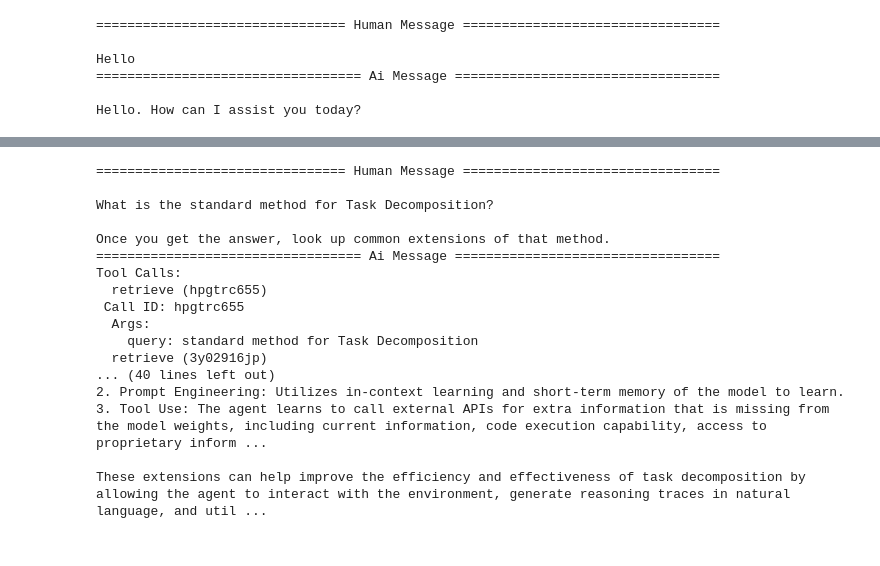
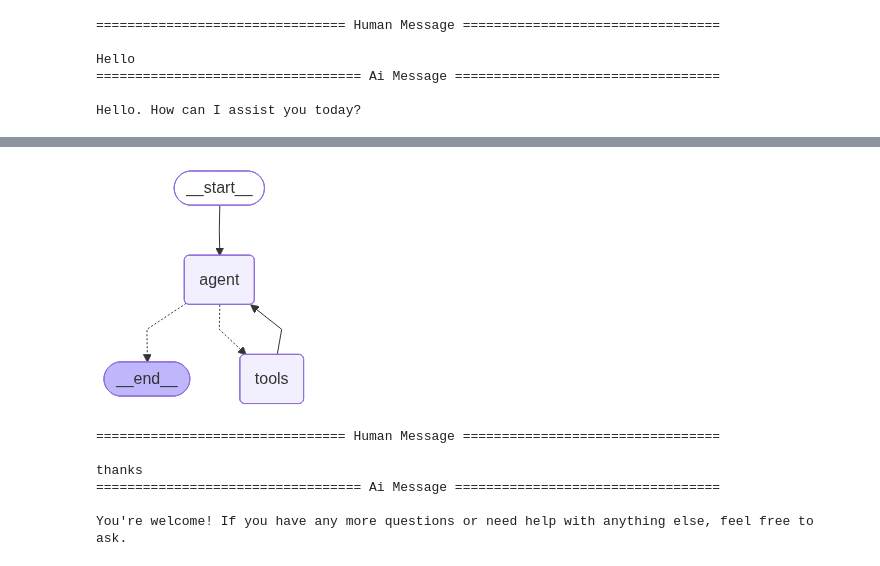
Before and after one commit to mouna0403/Tuto-llm, a Jupyter notebook: Build_a_Retrieval_Augmented_Generation_(RAG2).ipynb, the cells around one changed output, grey strips where cells are left out. Cells and saved outputs as stored; diff of their text form; code cells hidden in the pictures.

```diff
--- a/Build_a_Retrieval_Augmented_Generation_(RAG2).ipynb
+++ b/Build_a_Retrieval_Augmented_Generation_(RAG2).ipynb
@@ -310,12 +362,15 @@ custom_rag_prompt = PromptTemplate.from_template(template) #Aulieu du prompt fro
 from langgraph.prebuilt import create_react_agent
 
 agent_executor = create_react_agent(llm, [retrieve], checkpointer=memory)
+# %%
+display(Image(agent_executor.get_graph().draw_mermaid_png()))
+# %% [output]
+[figure, added]
 # %%
 config = {"configurable": {"thread_id": "def234"}}
 
 input_message = (
-    "What is the standard method for Task Decomposition?\n\n"
-    "Once you get the answer, look up common extensions of that method."
+    "thanks"
 )
 
 for event in agent_executor.stream(
@@ -327,18 +382,7 @@ for event in agent_executor.stream(
 # %% [output]
 ================================ Human Message =================================
 
-What is the standard method for Task Decomposition?
+thanks
+================================== Ai Message ==================================
 
-Once you get the answer, look up common extensions of that method.
-================================== Ai Message ==================================
-Tool Calls:
-  retrieve (hpgtrc655)
- Call ID: hpgtrc655
-  Args:
-    query: standard method for Task Decomposition
-  retrieve (3y02916jp)
-... (40 lines left out)
-2. Prompt Engineering: Utilizes in-context learning and short-term memory of the model to learn.
-3. Tool Use: The agent learns to call external APIs for extra information that is missing from the model weights, including current information, code execution capability, access to proprietary inform ...
-
-These extensions can help improve the efficiency and effectiveness of task decomposition by allowing the agent to interact with the environment, generate reasoning traces in natural language, and util ...
+You're welcome! If you have any more questions or need help with anything else, feel free to ask.
```
Also changed, not shown: parts of 11 cells of this notebook.
